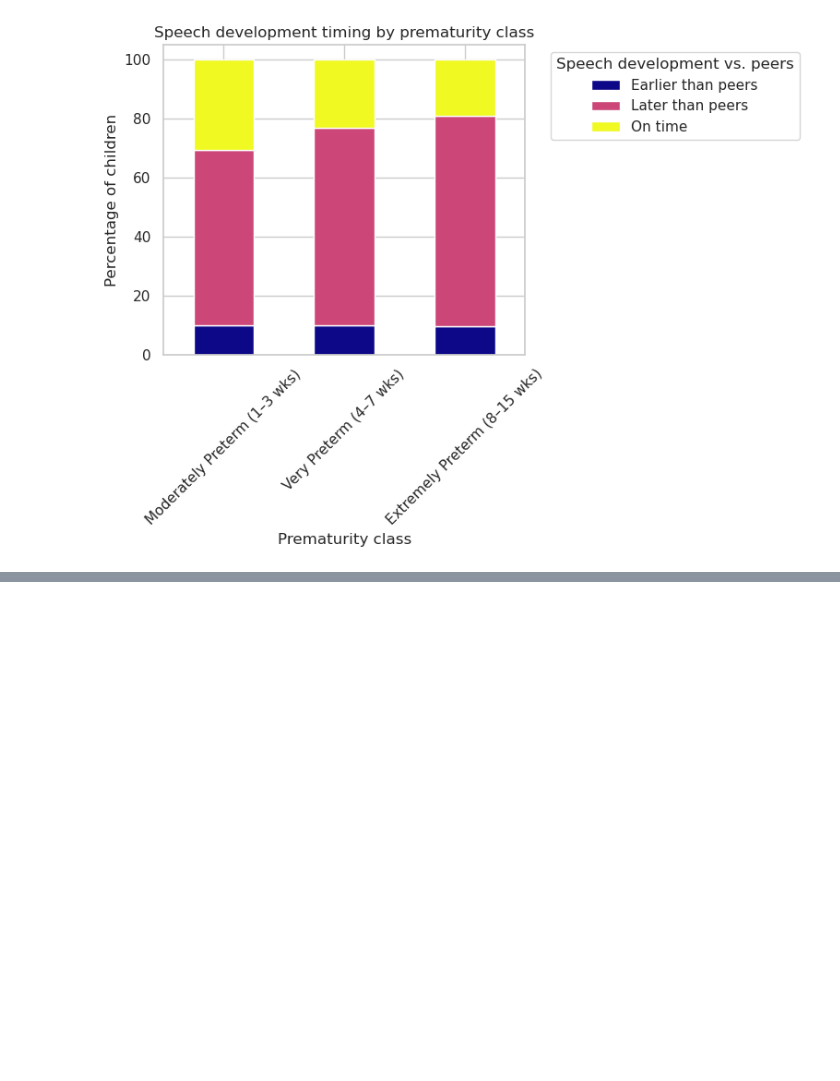
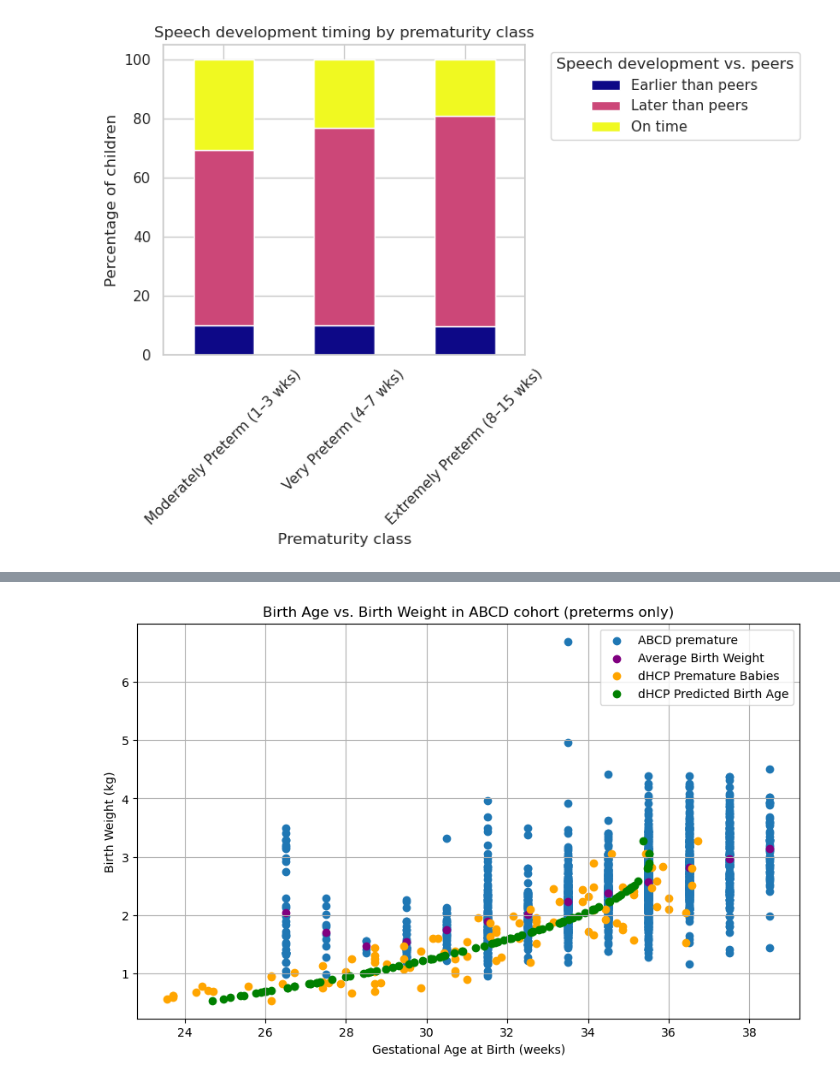
Before and after one commit to neurospin-projects/2025_rmenasria_prematurity, a Jupyter notebook: notebooks/racim/abcd_data_analysis.ipynb, the cells around one changed output, grey strips where cells are left out. Drawn from its saved outputs; the diff is of its cells as text; code cells hidden in the pictures; blank space fills up the shorter version.

```diff
--- a/notebooks/racim/abcd_data_analysis.ipynb
+++ b/notebooks/racim/abcd_data_analysis.ipynb
@@ -562,3 +574,71 @@ plt.tight_layout()
 plt.show()
 # %% [output]
 [figure]
+# %%
+import pandas as pd
+import matplotlib.pyplot as plt
+
+
+# load dHCP data
+df_dHCP = pd.read_csv('/neurospin/dico/rmenasria/Runs/03_main/Input/dHCP/csv/all_participants_infos.csv').loc[:, ['ID', 'birth_weight', 'birth_age']]
+df_dHCP_prema = df_dHCP [df_dHCP["birth_age"] < 37].copy()
+X = df_dHCP_prema[['birth_weight']].values
+y = df_dHCP_prema['birth_age'].values
+
+# Charger les données
+data_age_ABCD = pd.read_csv("/neurospin/dico/rmenasria/Runs/03_main/Input/ABCD/all_labels_clean_abcd.csv")
+
+# Garder seulement les sujets avec age de naissance (prémas)
+prema_data_ABCD = data_age_ABCD[data_age_ABCD['gest_age'].notna()][['src_subject_id', 'gest_age']]
+
+df_unique = df.drop_duplicates(subset='src_subject_id')
+
+# Fusionner avec les poids de naissance depuis df
+prema_with_weight = prema_data_ABCD.merge(df_unique[['src_subject_id', 'birth_weight_kg']], on='src_subject_id')
+
+# Supprimer les sujets sans poids de naissance
+prema_with_weight = prema_with_weight[prema_with_weight['birth_weight_kg'].notna()]
+
+full_age_data = data_age_ABCD[data_age_ABCD['gest_age'].notna()]
+print("gest_age >= 37 :", (full_age_data['gest_age'] >= 37).sum())
+print("gest_age < 37  :", (full_age_data['gest_age'] < 37).sum())
+
+
+print(prema_data_ABCD["gest_age"].value_counts())
+print(prema_with_weight["gest_age"].value_counts())
+
+print("Nombre de prémas avec age de naissance :", len(prema_data_ABCD))
+print("Nombre de prémas avec poids de naissance :", len(prema_with_weight))
+
+# Plot
+plt.figure(figsize=(10, 6))
+plt.scatter(prema_with_weight['gest_age']+2.5,prema_with_weight['birth_weight_kg'],label='ABCD premature')
+plt.title('Birth Age vs. Birth Weight in ABCD cohort (preterms only)')
+plt.xlabel('Gestational Age at Birth (weeks)')
+plt.ylabel('Birth Weight (kg)')
+plt.grid(True)
+
+average_weight_per_age = prema_with_weight.groupby('gest_age')['birth_weight_kg'].mean()
+# Plot average birth weight by gestational age
+plt.scatter(average_weight_per_age.index+ 2.5, average_weight_per_age.values, color='purple', label='Average Birth Weight')
+plt.scatter(y,X,color='orange', label='dHCP Premature Babies')
+
+
+# fit a polynomial regression model on the dHCP data
+from sklearn.preprocessing import PolynomialFeatures
+from sklearn.pipeline import make_pipeline
+from sklearn.preprocessing import StandardScaler
+from sklearn.linear_model import LinearRegression
+
+degree = 2
+polyreg = make_pipeline(StandardScaler(), PolynomialFeatures(degree), LinearRegression())
+polyreg.fit(X, y)
+# Predict birth age for the dHCP data
+predicted_age_dhcp = polyreg.predict(X)
+
+# plot the regression line
+plt.scatter(predicted_age_dhcp,X, color='green', label='dHCP Predicted Birth Age')
+plt.legend()
+
+plt.show()
+# %% [output]
@@ -564,0 +662 @@ plt.show()
+[figure, added]
```
Also changed, not shown: parts of 4 cells of this notebook, 2 other files.
